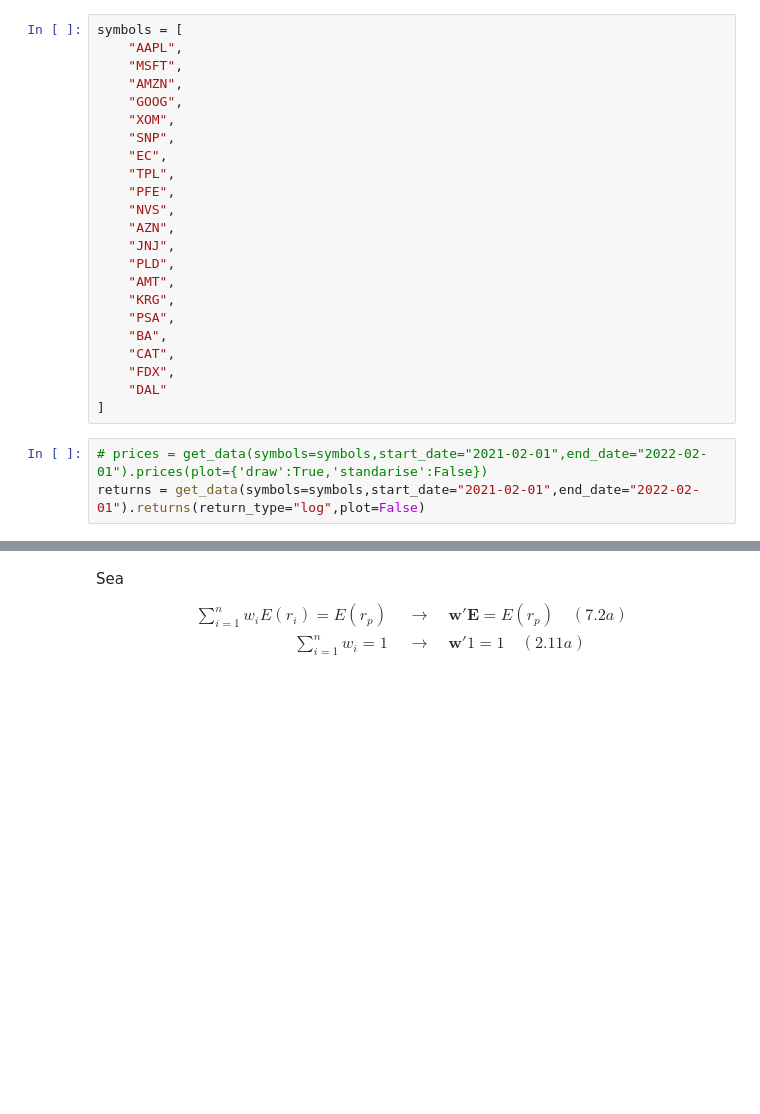
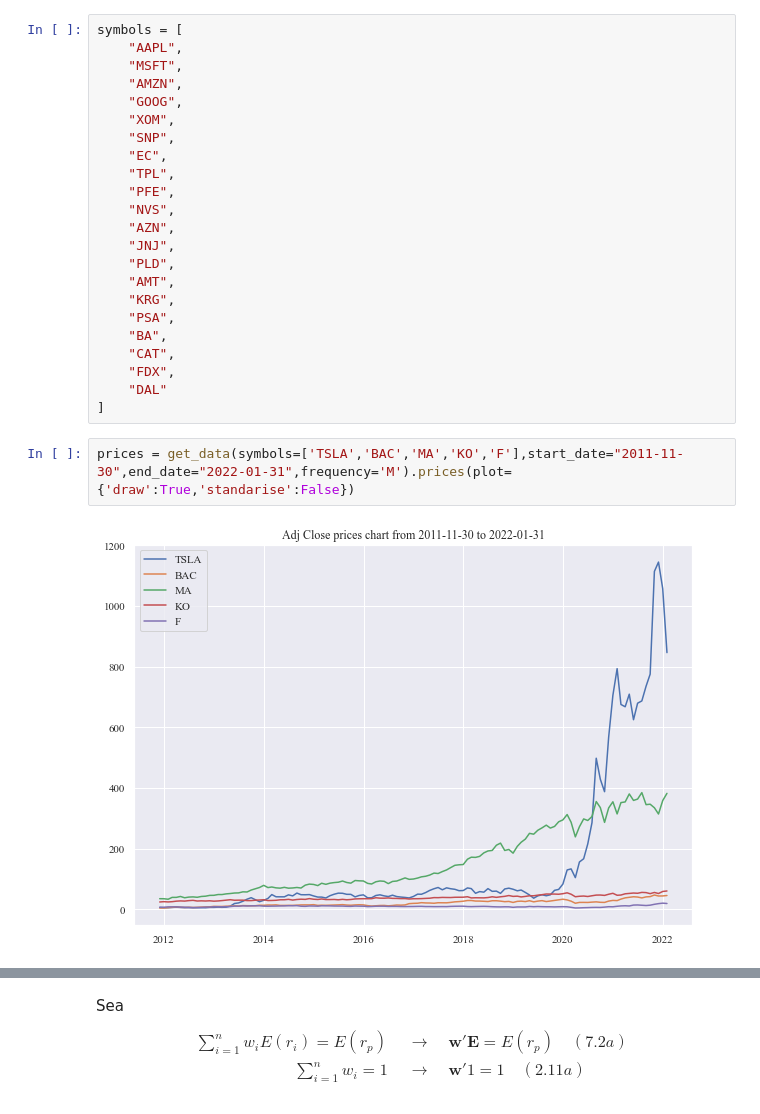
Before and after one commit to Mr-UMiguel/UExternado, a Jupyter notebook: TP/Taller1.ipynb, the cells around one changed output, grey strips where cells are left out. Drawn from its saved outputs; the diff is of its cells as text; blank space fills up the shorter version.

```diff
--- a/TP/Taller1.ipynb
+++ b/TP/Taller1.ipynb
@@ -65,5 +65,6 @@ symbols = [
     "DAL"
 ]
 # %%
-# prices = get_data(symbols=symbols,start_date="2021-02-01",end_date="2022-02-01").prices(plot={'draw':True,'standarise':False})
-returns = get_data(symbols=symbols,start_date="2021-02-01",end_date="2022-02-01").returns(return_type="log",plot=False)
+prices = get_data(symbols=['TSLA','BAC','MA','KO','F'],start_date="2011-11-30",end_date="2022-01-31",frequency='M').prices(plot={'draw':True,'standarise':False})
+# %% [output]
+[figure, added]
```
Also changed, not shown: parts of 27 cells of this notebook, 2 other files.
